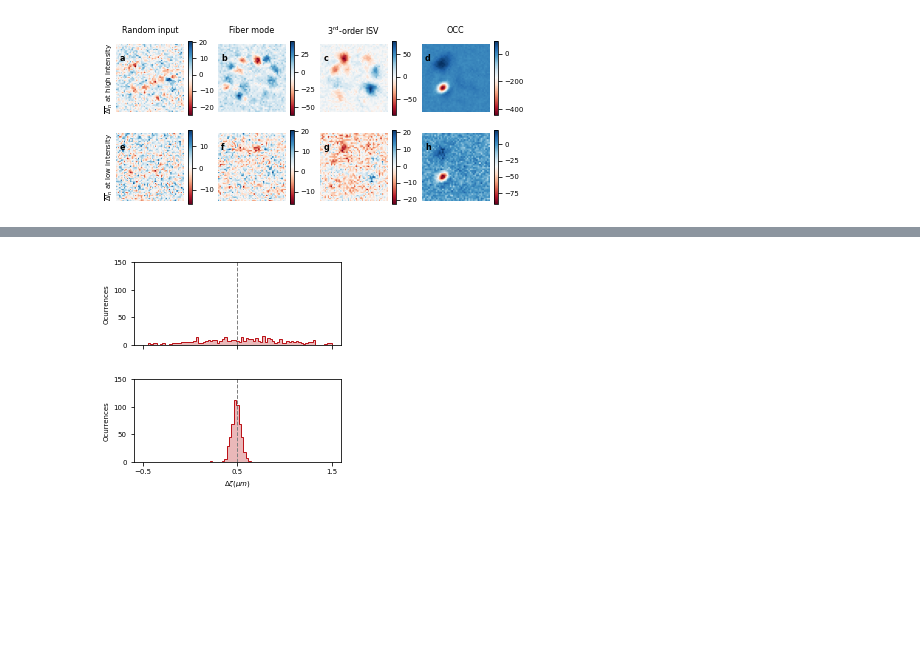
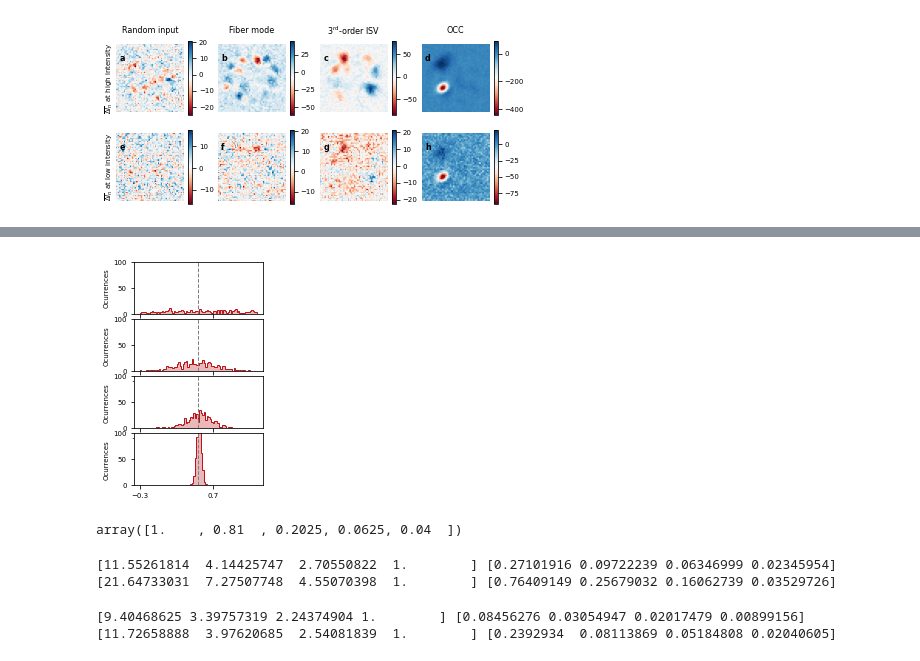
Before and after one commit to rodguti90/Article_PrecisionLimitTensorWFS, a Jupyter notebook: Crashing_disorder_figuresSI.ipynb, the cells around one changed output, grey strips where cells are left out. Drawn from its saved outputs; the diff is of its cells as text; code cells hidden in the pictures; blank space fills up the shorter version.

```diff
--- a/Crashing_disorder_figuresSI.ipynb
+++ b/Crashing_disorder_figuresSI.ipynb
@@ -1053,0 +1146,29 @@ np.mean(stdI[:,ind_amp2,:])
+# %%
+cov_mean = np.zeros((N_out**2,N_out**2))
+for i in range(4):
+    cov_mean += np.cov(Iest_vecs[4,:,i_amp,i].T)
+cov_mean /=4
+inv_cov_mean=np.linalg.pinv(cov_mean)
+# %%
+ind_der_pm = 3#4
+ind_der_0 = 4
+
+Irefs0 = np.mean(Iest_vecs[ind_der_0,:], axis=0)
+Idiffs_amps = (np.mean(Iest_vecs[ind_der_0+ind_der_pm,:], axis=0)-
+               np.mean(Iest_vecs[ind_der_0-ind_der_pm,:], axis=0))
+delx4der = pos4est[ind_der_0+ind_der_pm]-pos4est[ind_der_0-ind_der_pm]
+Iders = Idiffs_amps/delx4der
+
+int_scs = (amps**2)[:,None,None]
+
+amp_ref = -1
+i_def = 5; i_amp = -1; i_f = -1
+# cov_mat_f = np.cov(Iest_vecs[i_def,:,i_amp,i_f].T)
+def_est, def_sig = estimate_def_cov(Iest_vecs[i_def,:,i_amp,i_f], Irefs0[i_amp,i_f], Iders[amp_ref,i_f],
+                           mui=1,mud=int_scs[i_amp,0,0]/int_scs[amp_ref,0,0], incov=inv_cov_mean)
+def_est_nc = estimate_def(Iest_vecs[i_def,:,i_amp,i_f], Irefs0[i_amp,i_f], Iders[amp_ref,i_f],
+                           mui=1,mud=int_scs[i_amp,0,0]/int_scs[amp_ref,0,0])
+# %%
+# cov_mat_f = np.cov(Iest_vecs[i_def,:,i_amp,i_f].T)
+def_est, def_sig = estimate_def_cov(Iest_vecs[:,:,i_amp,:], Irefs0[i_amp,:], Iders[amp_ref,:],
+                           mui=1,mud=int_scs[i_amp,0,0]/int_scs[amp_ref,0,0], incov=inv_cov_mean)
@@ -1200,7 +1625,7 @@ for ax in axs.ravel():
 # %%
 # Choose deformations to show
 i_def_list = np.array([5])
-ind_amp = -1#3
+ind_amp = 3#-1#3
 std_def = np.mean(np.std(def_est_int[:,:,ind_amp,:], axis=1),axis=0)
 
 
@@ -1216,7 +1641,7 @@ colors_list= [cmii, 'teal', 'yellow',crnd, cmod,ccra ]
 nb_lb = [['a','b','c','d'],['e','f','g','h']]
 labels = ['Random input', 'Fiber mode', '3${}^\mathregular{rd}$-order ISV', 'OCC']
 
-fig, axs = plt.subplots(2,1,figsize=(zf*3.2,zf*4.1))
+fig, axs = plt.subplots(4,1,figsize=(zf*3.2,zf*4.1))
 alpha = 0.3
 
 chist = colors_list[:len(i_def_list)]
@@ -1224,40 +1649,64 @@ cf = []
 for i in range(len(chist)):
     cf +=  [(*matplotlib.colors.to_rgb(chist[i]),alpha)]
 
-y_lim = 150
+y_lim = 100
 lw=1
 target_def_list = (pos4est[i_def_list]  - pos4est[4])
 
-xmin = np.round(target_def_list[0],1)-1
-xmax = np.round(target_def_list[-1],1)+1
+# xmin = np.round(target_def_list[0],1)-1
+# xmax = np.round(target_def_list[-1],1)+1
+xmin = np.round(target_def_list[0],1)-.8
+xmax = np.round(target_def_list[-1],1)+.8
 bins = np.linspace(xmin,xmax,80)
 
-for ip, ifl in enumerate(range(0,4,3)):
+for ip, ifl in enumerate(range(0,4,1)):
 
 
     if ip<1:
         axs[ip].axes.xaxis.set_ticklabels([])
 
     axs[ip].set_ylim(0,y_lim)
 
 
     xvar = def_est_int[i_def_list,:,ind_amp,ifl].T
     axs[ip].hist(xvar, bins, color=chist, histtype='step',lw=lw)
     axs[ip].hist(xvar, bins, color=chist, alpha=alpha,  histtype='stepfilled')
 
     axs[1].set_xlabel('$\Delta \zeta (\mu m)$')
 
     for n, i_def in enumerate(i_def_list):
 
         axs[ip].axvline(x=target_def_list[n], c='gray',linewidth=lw, ls='--')
     axs[ip].set_box_aspect(1/2.5)
-    axs[ip].set_xticks(np.arange(xmin,xmax+1,1))
+    axs[ip].set_xticks(np.arange(xmin,xmax,1))
     axs[ip].set_ylabel('Ocurrences')
 
 
 
 plt.subplots_adjust(left=0, bottom=None, right=None, top=None, wspace=-0.2, hspace=0.1)
 
 plt.savefig(os.path.join(fig_path,'Est_def_concept.pdf'),bbox_inches='tight',dpi=400)
 # %% [output]
-[figure, old version]
+[figure, new version]
+# %%
+int_scs[:,0,0]
+# %% [output]
+array([1.    , 0.81  , 0.2025, 0.0625, 0.04  ])
+# %%
+amp=3
+std_cr = 1/(int_scs[amp,0,0]/int_scs[amp_ref,0,0]*np.sqrt(np.sum((Iders[amp_ref])**2,axis=-1))/(3.915*1.0))
+std_def =np.mean(np.std(def_est_int[:,:,amp,:], axis=1),axis=0)
+print(std_cr/std_cr[-1],std_cr)
+print(std_def/std_def[-1],std_def)
+# %% [output]
+[11.55261814  4.14425747  2.70550822  1.        ] [0.27101916 0.09722239 0.06346999 0.02345954]
+[21.64733031  7.27507748  4.55070398  1.        ] [0.76409149 0.25679032 0.16062739 0.03529726]
+# %%
+amp=2
+std_cr = 1/(int_scs[amp,0,0]/int_scs[amp_ref,0,0]*np.sqrt(np.sum((Iders[amp_ref])**2/stdI[ind_def,amp,:]**2,axis=-1)))
+std_def =np.mean(np.std(def_est_int[:,:,amp,:], axis=1),axis=0)
+print(std_cr/std_cr[-1],std_cr)
+print(std_def/std_def[-1],std_def)
+# %% [output]
+[9.40468625 3.39757319 2.24374904 1.        ] [0.08456276 0.03054947 0.02017479 0.00899156]
+[11.72658888  3.97620685  2.54081839  1.        ] [0.2392934  0.08113869 0.05184808 0.02040605]
```
Also changed, not shown: parts of 62 cells of this notebook, 1 other file.
